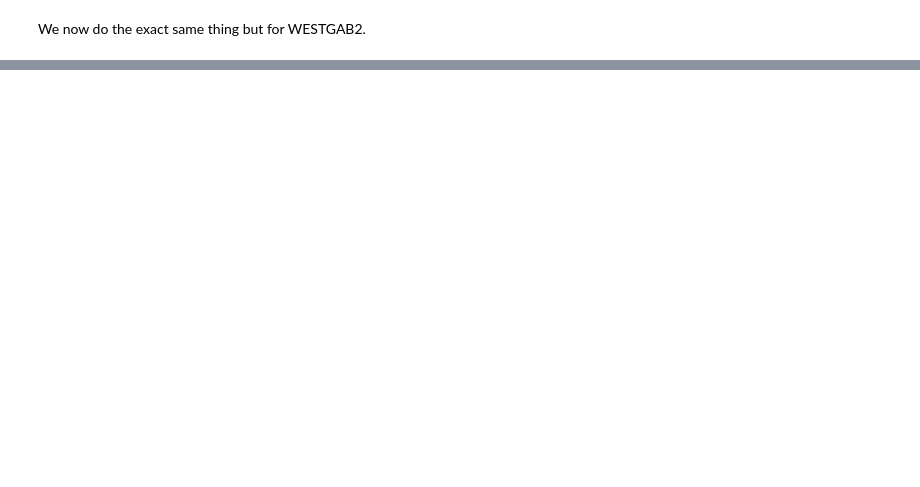
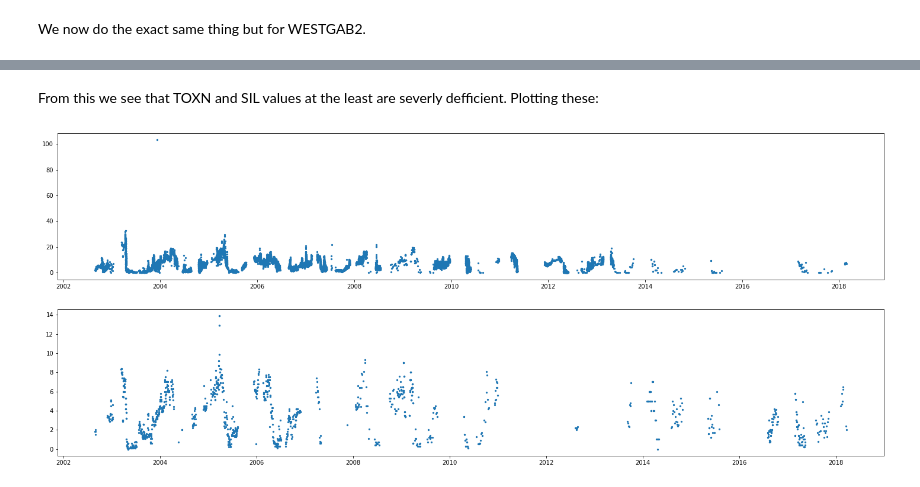
Before and after one commit to Reubenpt123/DAV, a Jupyter notebook: Data_Cleaning_DAV_Assessment.ipynb, the cells around one changed output, grey strips where cells are left out. Saved outputs shown, nothing was run; the diff lists cells and outputs as text; code cells hidden in the pictures; blank space fills up the shorter version.

```diff
--- a/Data_Cleaning_DAV_Assessment.ipynb
+++ b/Data_Cleaning_DAV_Assessment.ipynb
@@ -147,0 +225,10 @@ df3
+# %% [markdown]
+From this we see that TOXN and SIL values at the least are severly defficient. Plotting these:
+# %%
+df1 = pd.read_csv("clean_data.csv", parse_dates = ["dateTime"])
+fig, ax = plt.subplots(2, 1, figsize=(25, 10))
+ax[0].scatter(df1["dateTime"], df1["tox"], s = 5, marker = 'o')
+ax[1].scatter(df1["dateTime"], df1['sil'], s = 5, marker = 'o')
+fig.show()
+# %% [output]
+[figure, added]
```
Also changed, not shown: parts of 18 cells of this notebook.
